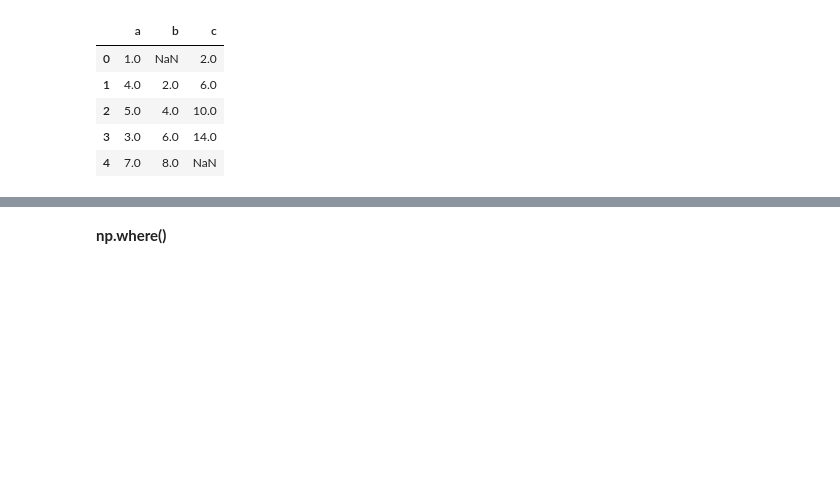
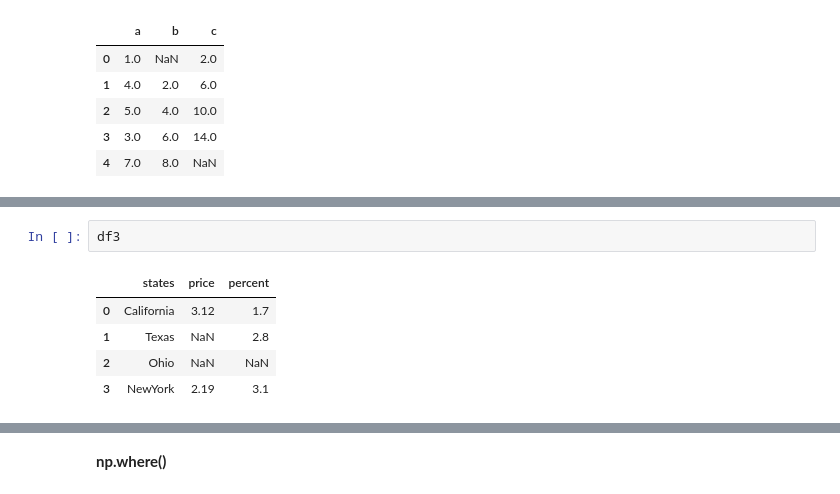
Before and after one commit to JacobWongUED/DataScience-100-Days, a Jupyter notebook: 01_利用Python进行数据分析/02_数据清洗.ipynb, the cells around one changed output, grey strips where cells are left out. Saved outputs shown, nothing was run; the diff lists cells and outputs as text; blank space fills up the shorter version.

```diff
--- a/01_利用Python进行数据分析/02_数据清洗.ipynb
+++ b/01_利用Python进行数据分析/02_数据清洗.ipynb
@@ -913,0 +925,8 @@ df1.combine_first(df2)
+# %%
+df3
+# %% [output]
+|  | states | price | percent |
+| 0 | California | 3.12 | 1.7 |
+| 1 | Texas | NaN | 2.8 |
+| 2 | Ohio | NaN | NaN |
+| 3 | NewYork | 2.19 | 3.1 |
```
Also changed, not shown: parts of 8 cells of this notebook.
